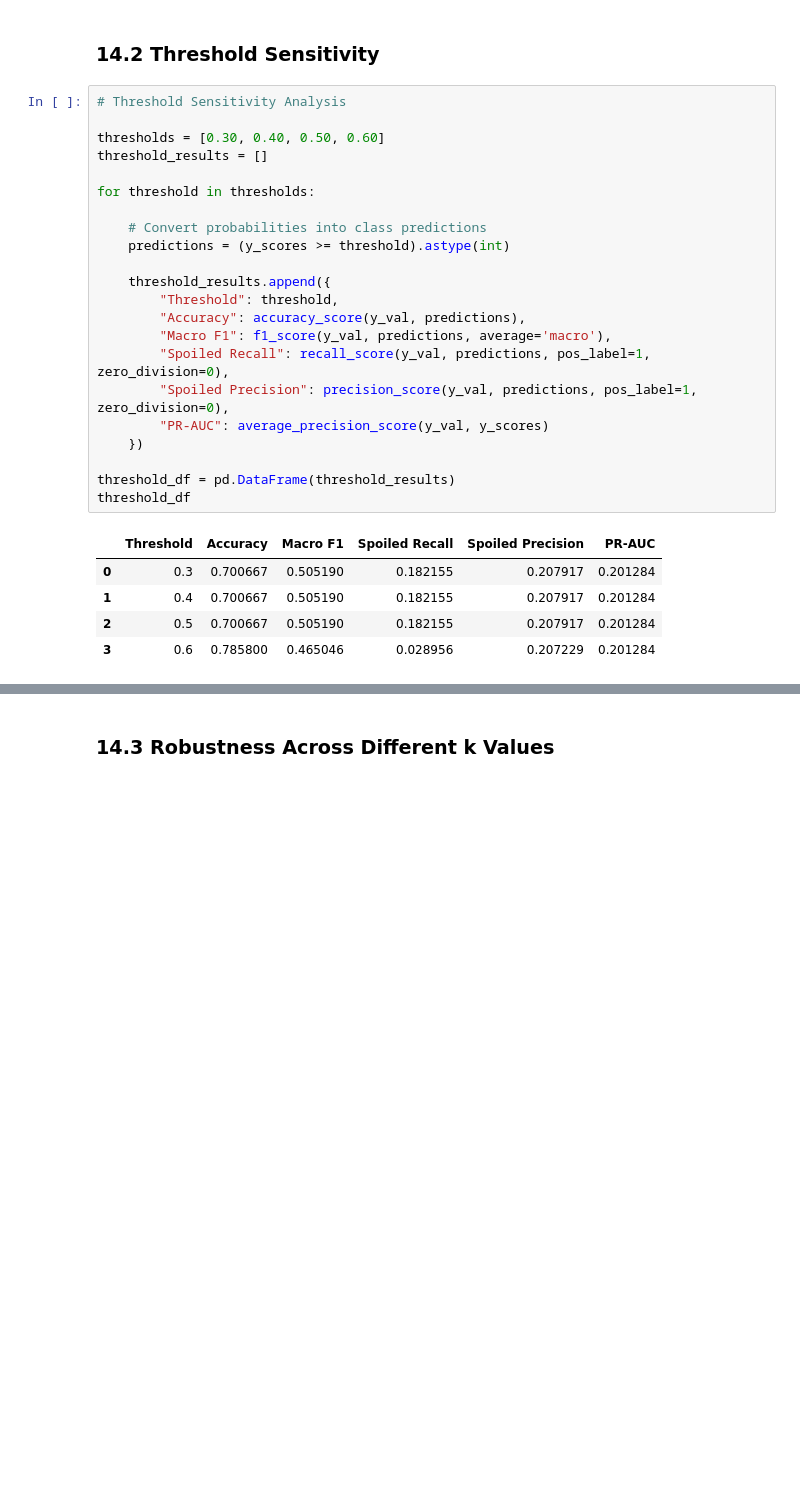
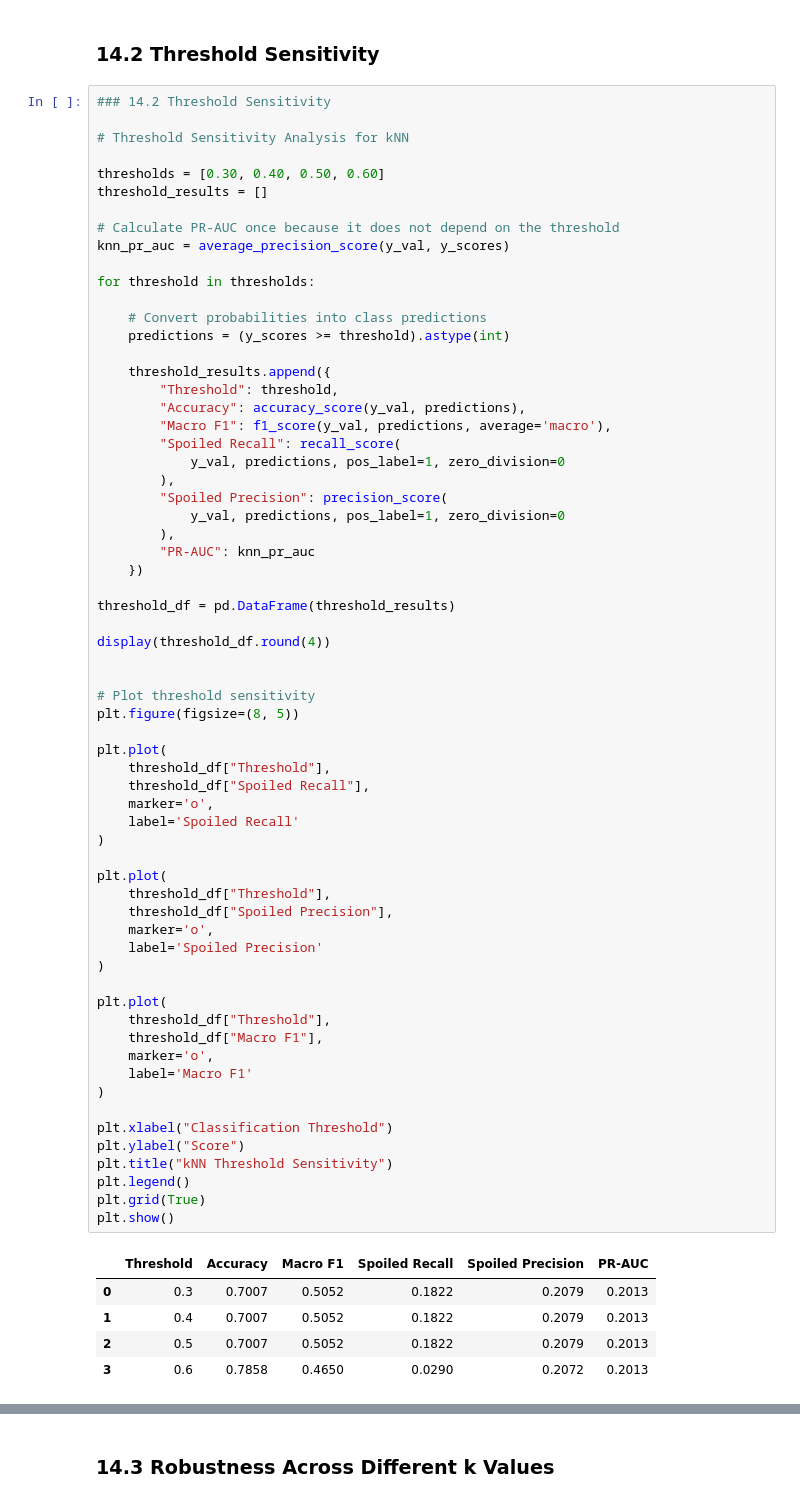
Before and after one commit to AnishaP3/Reducing-Inventory-Waste-in-Grocery-Stores, a Jupyter notebook: Notebooks/Mary_Milestone5.ipynb, the cells around one changed output, grey strips where cells are left out. Cells and saved outputs as stored; diff of their text form; blank space fills up the shorter version.

```diff
--- a/Notebooks/Mary_Milestone5.ipynb
+++ b/Notebooks/Mary_Milestone5.ipynb
@@ -530,30 +573,72 @@ Features selected for removal: ['storage_temp', 'temp_deviation', 'temp_abuse_ev
 # %% [markdown]
 ### 14.2 Threshold Sensitivity
 # %%
-# Threshold Sensitivity Analysis
+### 14.2 Threshold Sensitivity
+
+# Threshold Sensitivity Analysis for kNN
 
 thresholds = [0.30, 0.40, 0.50, 0.60]
 threshold_results = []
+
+# Calculate PR-AUC once because it does not depend on the threshold
+knn_pr_auc = average_precision_score(y_val, y_scores)
 
 for threshold in thresholds:
 
     # Convert probabilities into class predictions
     predictions = (y_scores >= threshold).astype(int)
 
     threshold_results.append({
         "Threshold": threshold,
         "Accuracy": accuracy_score(y_val, predictions),
         "Macro F1": f1_score(y_val, predictions, average='macro'),
-        "Spoiled Recall": recall_score(y_val, predictions, pos_label=1, zero_division=0),
-        "Spoiled Precision": precision_score(y_val, predictions, pos_label=1, zero_division=0),
-        "PR-AUC": average_precision_score(y_val, y_scores)
+        "Spoiled Recall": recall_score(
+            y_val, predictions, pos_label=1, zero_division=0
+        ),
+        "Spoiled Precision": precision_score(
+            y_val, predictions, pos_label=1, zero_division=0
+        ),
+        "PR-AUC": knn_pr_auc
     })
 
 threshold_df = pd.DataFrame(threshold_results)
-threshold_df
+
+display(threshold_df.round(4))
+
+
+# Plot threshold sensitivity
+plt.figure(figsize=(8, 5))
+
+plt.plot(
+    threshold_df["Threshold"],
+    threshold_df["Spoiled Recall"],
+    marker='o',
+    label='Spoiled Recall'
+)
+
+plt.plot(
+    threshold_df["Threshold"],
+    threshold_df["Spoiled Precision"],
+    marker='o',
+    label='Spoiled Precision'
+)
+
+plt.plot(
+    threshold_df["Threshold"],
+    threshold_df["Macro F1"],
+    marker='o',
+    label='Macro F1'
+)
+
+plt.xlabel("Classification Threshold")
+plt.ylabel("Score")
+plt.title("kNN Threshold Sensitivity")
+plt.legend()
+plt.grid(True)
+plt.show()
 # %% [output]
 |  | Threshold | Accuracy | Macro F1 | Spoiled Recall | Spoiled Precision | PR-AUC |
-| 0 | 0.3 | 0.700667 | 0.505190 | 0.182155 | 0.207917 | 0.201284 |
-| 1 | 0.4 | 0.700667 | 0.505190 | 0.182155 | 0.207917 | 0.201284 |
-| 2 | 0.5 | 0.700667 | 0.505190 | 0.182155 | 0.207917 | 0.201284 |
-| 3 | 0.6 | 0.785800 | 0.465046 | 0.028956 | 0.207229 | 0.201284 |
+| 0 | 0.3 | 0.7007 | 0.5052 | 0.1822 | 0.2079 | 0.2013 |
+| 1 | 0.4 | 0.7007 | 0.5052 | 0.1822 | 0.2079 | 0.2013 |
+| 2 | 0.5 | 0.7007 | 0.5052 | 0.1822 | 0.2079 | 0.2013 |
+| 3 | 0.6 | 0.7858 | 0.4650 | 0.0290 | 0.2072 | 0.2013 |
```
Also changed, not shown: parts of 14 cells of this notebook.
